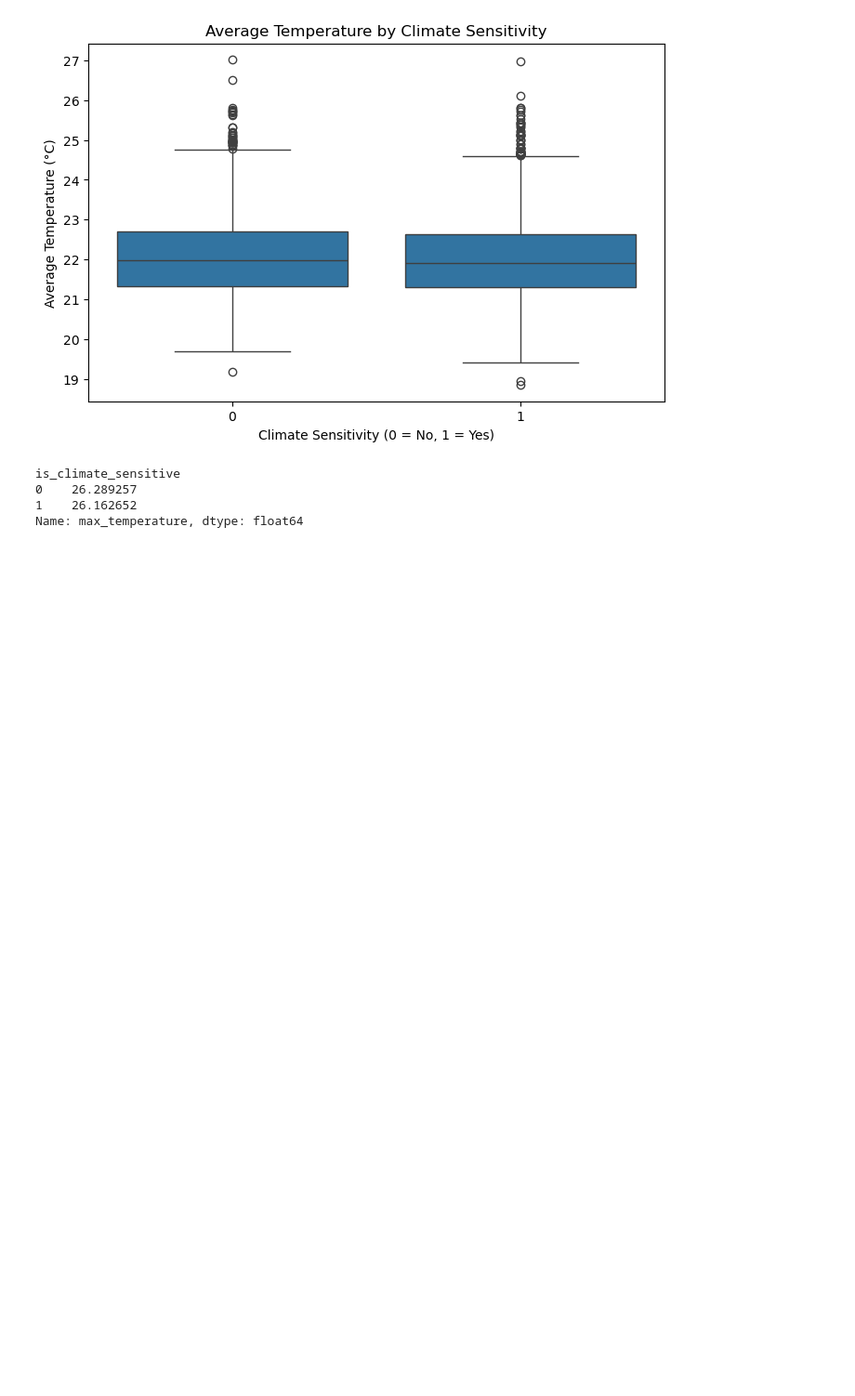
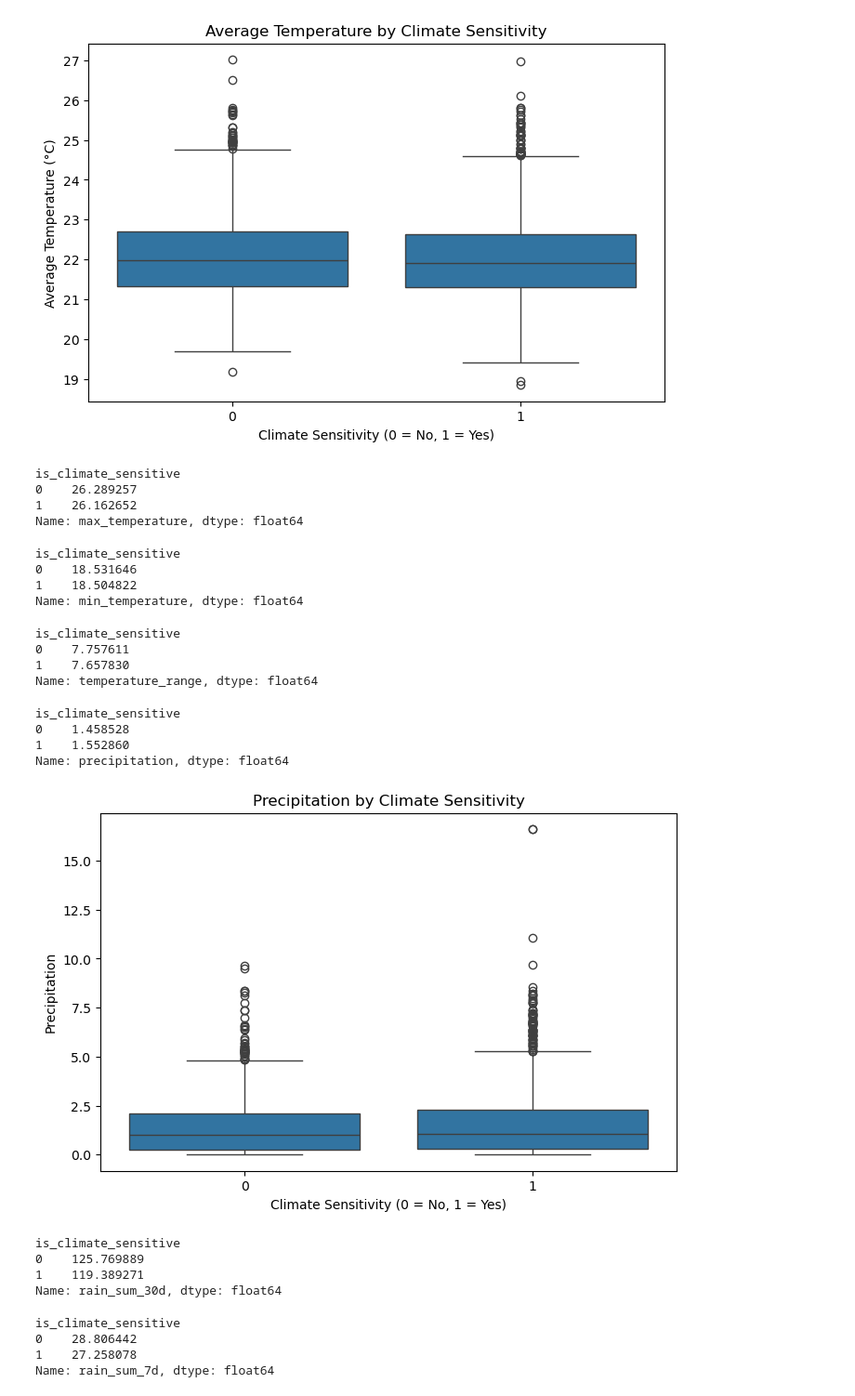
Before and after one commit to samad-source/climate_health_prediction, a Jupyter notebook: notebook/climate_features.ipynb, the cells around one changed output. Shown at 93% size. Saved outputs shown, nothing was run; the diff lists cells and outputs as text; code cells hidden in the pictures; blank space fills up the shorter version.

```diff
--- a/notebook/climate_features.ipynb
+++ b/notebook/climate_features.ipynb
@@ -507,3 +507,79 @@ is_climate_sensitive
 0    26.289257
 1    26.162652
 Name: max_temperature, dtype: float64
+# %%
+min_temp_comparison = train_merged.groupby(
+    "is_climate_sensitive"
+)["min_temperature"].mean()
+
+print(min_temp_comparison)
+# %% [output]
+is_climate_sensitive
+0    18.531646
+1    18.504822
+Name: min_temperature, dtype: float64
+# %%
+train_merged["temperature_range"] = (
+    train_merged["max_temperature"] -
+    train_merged["min_temperature"]
+)
+
+range_comparison = train_merged.groupby(
+    "is_climate_sensitive"
+)["temperature_range"].mean()
+
+print(range_comparison)
+# %% [output]
+is_climate_sensitive
+0    7.757611
+1    7.657830
+Name: temperature_range, dtype: float64
+# %%
+rainfall_comparison = train_merged.groupby(
+    "is_climate_sensitive"
+)["precipitation"].mean()
+
+print(rainfall_comparison)
+# %% [output]
+is_climate_sensitive
+0    1.458528
+1    1.552860
+Name: precipitation, dtype: float64
+# %%
+plt.figure(figsize=(8, 5))
+
+sns.boxplot(
+    data=train_merged,
+    x="is_climate_sensitive",
+    y="precipitation"
+)
+
+plt.title("Precipitation by Climate Sensitivity")
+plt.xlabel("Climate Sensitivity (0 = No, 1 = Yes)")
+plt.ylabel("Precipitation")
+
+plt.show()
+# %% [output]
+[figure, added]
+# %%
+rain_30d_comparison = train_merged.groupby(
+    "is_climate_sensitive"
+)["rain_sum_30d"].mean()
+
+print(rain_30d_comparison)
+# %% [output]
+is_climate_sensitive
+0    125.769889
+1    119.389271
+Name: rain_sum_30d, dtype: float64
+# %%
+rain_7d_comparison = train_merged.groupby(
+    "is_climate_sensitive"
+)["rain_sum_7d"].mean()
+
+print(rain_7d_comparison)
+# %% [output]
+is_climate_sensitive
+0    28.806442
+1    27.258078
+Name: rain_sum_7d, dtype: float64
```
Also changed, not shown: parts of 1 cell of this notebook.
